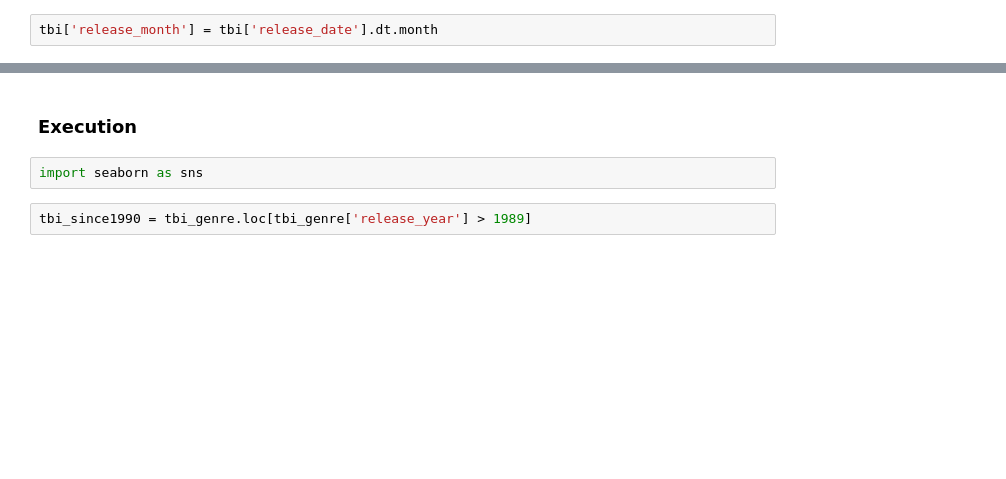
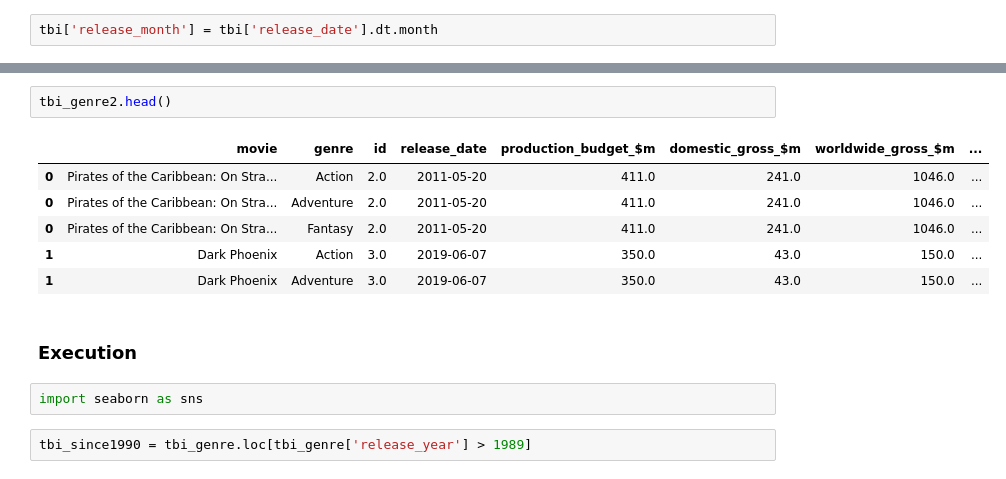
Before and after one commit to pvtsai/CXPT, a Jupyter notebook: Paige_19_Jun_viz.ipynb, the cells around one changed output, grey strips where cells are left out. Cells and saved outputs as stored; diff of their text form; blank space fills up the shorter version.

```diff
--- a/Paige_19_Jun_viz.ipynb
+++ b/Paige_19_Jun_viz.ipynb
@@ -230,3 +275,12 @@ tbi['release_month'] = tbi['release_date'].dt.month
+# %%
+tbi_genre2.head()
+# %% [output]
+|  | movie | genre | id | release_date | production_budget_$m | domestic_gross_$m | worldwide_gross_$m | ... |
+| 0 | Pirates of the Caribbean: On Stra... | Action | 2.0 | 2011-05-20 | 411.0 | 241.0 | 1046.0 | ... |
+| 0 | Pirates of the Caribbean: On Stra... | Adventure | 2.0 | 2011-05-20 | 411.0 | 241.0 | 1046.0 | ... |
+| 0 | Pirates of the Caribbean: On Stra... | Fantasy | 2.0 | 2011-05-20 | 411.0 | 241.0 | 1046.0 | ... |
+| 1 | Dark Phoenix | Action | 3.0 | 2019-06-07 | 350.0 | 43.0 | 150.0 | ... |
+| 1 | Dark Phoenix | Adventure | 3.0 | 2019-06-07 | 350.0 | 43.0 | 150.0 | ... |
 # %% [markdown]
 ### Execution
 # %%
```
Also changed, not shown: parts of 17 cells of this notebook, 1 other file.
